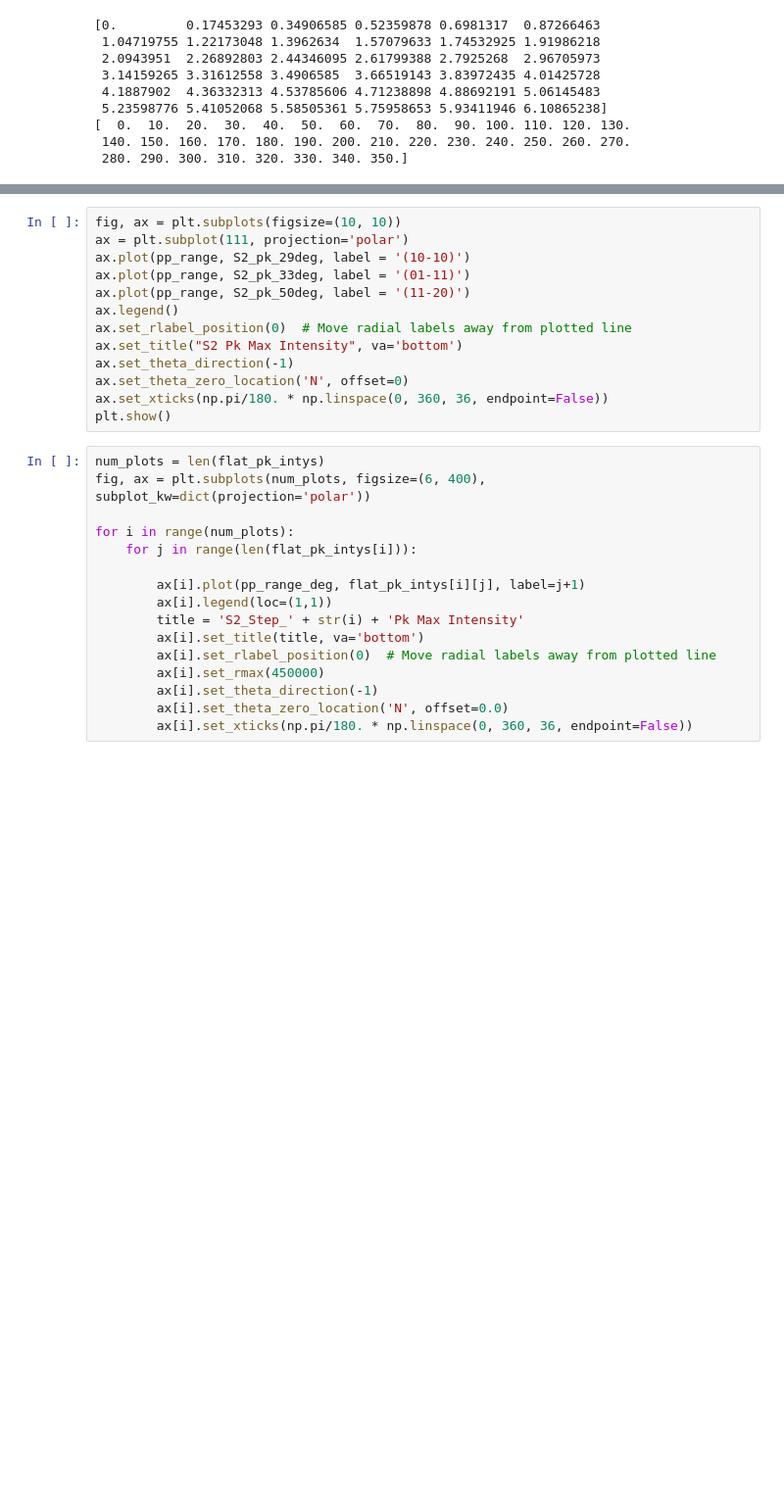
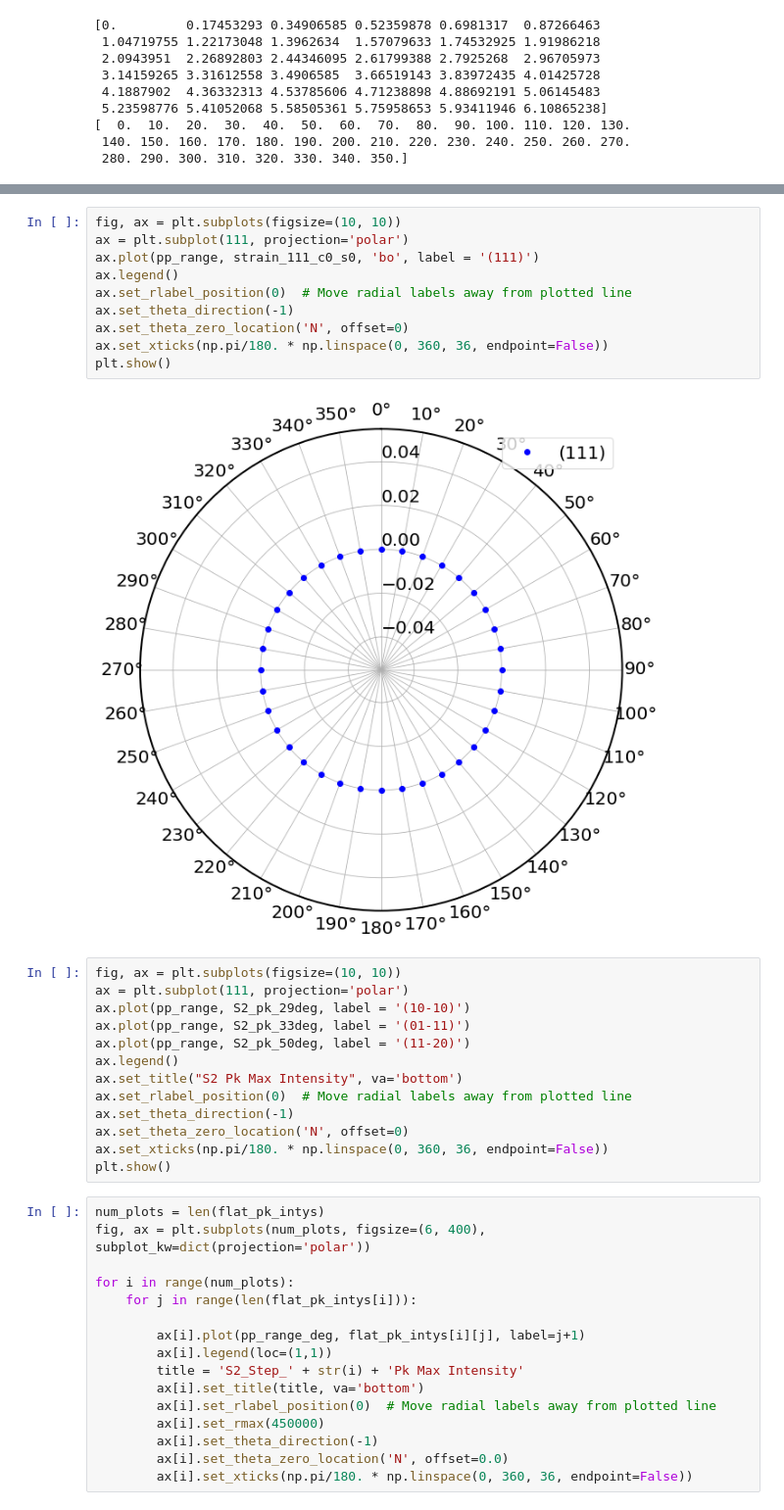
Before and after one commit to Mats-Student-Olie/Double-Peak-Fit, a Jupyter notebook: Compare Strain Across Cakes.ipynb, the cells around one changed output, grey strips where cells are left out. Shown at 98% size. Cells and saved outputs as stored; diff of their text form; blank space fills up the shorter version.

```diff
--- a/Compare Strain Across Cakes.ipynb
+++ b/Compare Strain Across Cakes.ipynb
@@ -479,3 +578,15 @@ IndexError: list index out of range
+# %%
+fig, ax = plt.subplots(figsize=(10, 10))
+ax = plt.subplot(111, projection='polar')
+ax.plot(pp_range, strain_111_c0_s0, 'bo', label = '(111)')
+ax.legend()
+ax.set_rlabel_position(0)  # Move radial labels away from plotted line
+ax.set_theta_direction(-1)
+ax.set_theta_zero_location('N', offset=0)
+ax.set_xticks(np.pi/180. * np.linspace(0, 360, 36, endpoint=False))
+plt.show()
+# %% [output]
+[figure, added]
 # %%
 fig, ax = plt.subplots(figsize=(10, 10))
 ax = plt.subplot(111, projection='polar')
@@ -483,8 +594,8 @@ ax.plot(pp_range, S2_pk_29deg, label = '(10-10)')
 ax.plot(pp_range, S2_pk_33deg, label = '(01-11)')
 ax.plot(pp_range, S2_pk_50deg, label = '(11-20)')
 ax.legend()
+ax.set_title("S2 Pk Max Intensity", va='bottom')
 ax.set_rlabel_position(0)  # Move radial labels away from plotted line
-ax.set_title("S2 Pk Max Intensity", va='bottom')
 ax.set_theta_direction(-1)
 ax.set_theta_zero_location('N', offset=0)
 ax.set_xticks(np.pi/180. * np.linspace(0, 360, 36, endpoint=False))
```
Also changed, not shown: parts of 9 cells of this notebook.
